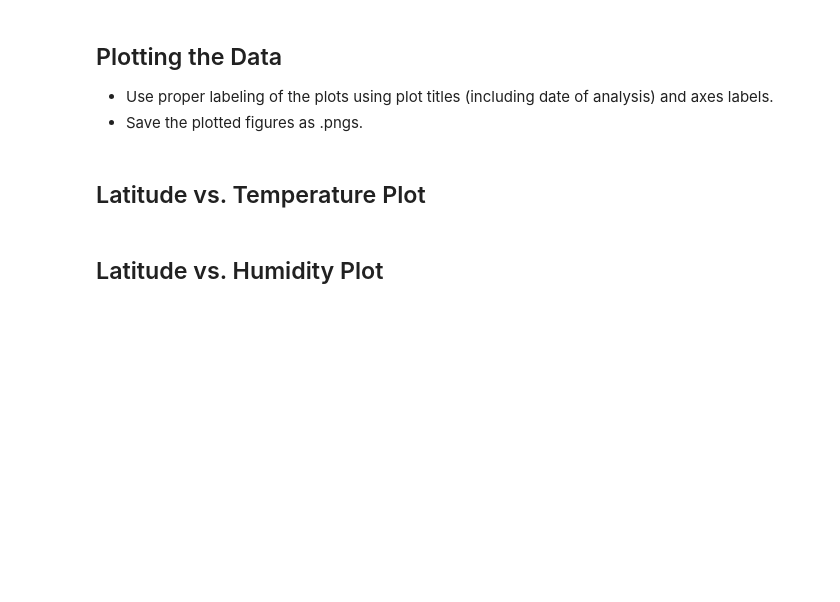
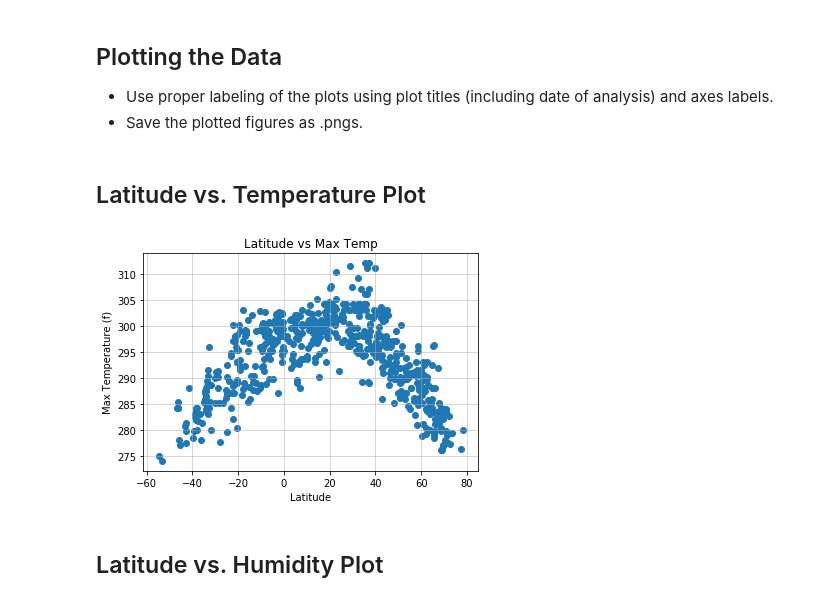
Before and after one commit to Kthomas09/python_api_challenge, a Jupyter notebook: 06-Python-APIs/Instructions/starter_code/WeatherPy.ipynb, the cells around one changed output. Drawn from its saved outputs; the diff is of its cells as text; code cells hidden in the pictures; blank space fills up the shorter version.

Commit message:
Completed graphing and plotting the linear regression of the lines for each of the variables

```diff
--- a/06-Python-APIs/Instructions/starter_code/WeatherPy.ipynb
+++ b/06-Python-APIs/Instructions/starter_code/WeatherPy.ipynb
@@ -172,3 +194,21 @@ Skip this step if there are no cities that have humidity > 100%.
 # %%
 # Make a new DataFrame equal to the city data to drop all humidity outliers by index.
 # Passing "inplace=False" will make a copy of the city_data DataFrame, which we call "clean_city_data".
+humidity_outliers=weather_df["Humidity"]
+humidity_outliers
+quartiles= humidity_outliers.quantile([.25,.5,.75])
+lowerquartile=quartiles[0.25]
+upperquartile=quartiles[0.75]
+iqr=upperquartile-lowerquartile
+humidity_lower_bound=lowerquartile - (1.5*iqr)
+humidity_upper_bound=upperquartile + (1.5*iqr)
+print(f"{humidity_lower_bound} and {humidity_upper_bound} are the outliers")
+
+outliers_index=weather_df.loc[(weather_df["Humidity"]<humidity_lower_bound) & (weather_df["Humidity"]>humidity_upper_bound)].index
+outliers_index
+
+
+
+city_humidity_data = weather_df.drop(outliers_index, inplace=False)
+clean_city_data=city_humidity_data.sort_values("Humidity", ascending=False)
+clean_city_data
@@ -175,13 +230,30 @@ Skip this step if there are no cities that have humidity > 100%.
 # %%
 # Extract relevant fields from the data frame
-
+city_weather_df=clean_city_data[["Latitude","Max Temp","Humidity","Cloudiness","Wind Speed"]]
+city_weather_df
 
 # Export the City_Data into a csv
+city_weather_df.to_csv("../output_data/City_Weather_Data.csv", index=False, header=True)
 # %% [markdown]
 ## Plotting the Data
 * Use proper labeling of the plots using plot titles (including date of analysis) and axes labels.
 * Save the plotted figures as .pngs.
 # %% [markdown]
 ## Latitude vs. Temperature Plot
+# %%
+plt.scatter(city_weather_df["Latitude"],city_weather_df["Max Temp"])
+plt.xlabel("Latitude")
+plt.ylabel("Max Temperature (f)")
+plt.title("Latitude vs Max Temp")
+
+#Set grid line
+plt.grid(linestyle='-', linewidth=1, alpha = 0.5)
+
+#Save the plotted figure as .pngs
+plt.savefig("../Images/Latitude vs Max Temp.png")
+
+plt.show()
+# %% [output]
+[figure, added]
 # %% [markdown]
 ## Latitude vs. Humidity Plot
```
Also changed, not shown: parts of 21 cells of this notebook, 14 other files.
